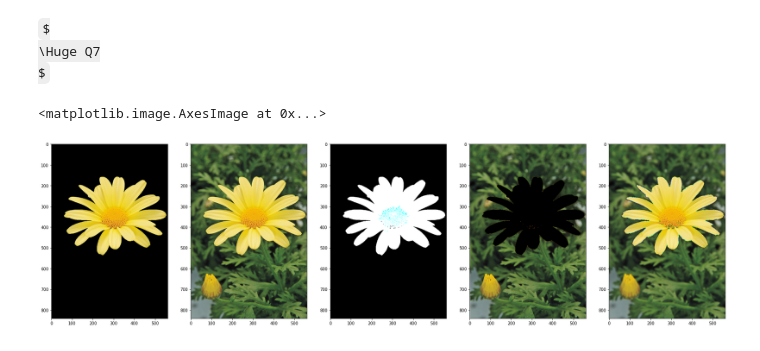
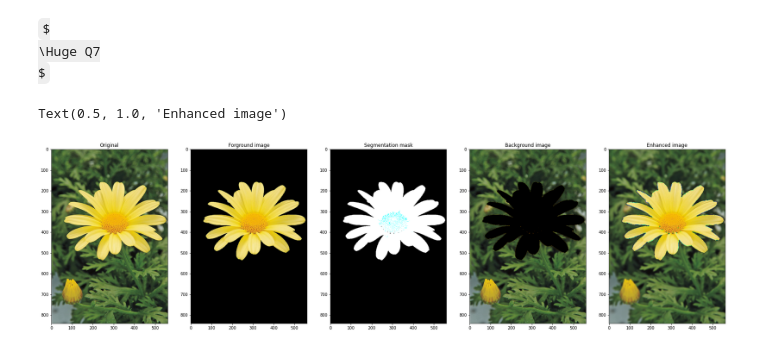
Before and after one commit to PrathapasingheSP99/Image-Processing, a Jupyter notebook: Assignment 1/Untitled.ipynb, the cells around one changed output. Cells and saved outputs as stored; diff of their text form; code cells hidden in the pictures; some formulas as TeX source.

```diff
--- a/Assignment 1/Untitled.ipynb
+++ b/Assignment 1/Untitled.ipynb
@@ -151,9 +178,8 @@ Text(0.5, 1.0, 'Zoomed Image')
 # %%
-im=cv.imread("einstein.png",cv.IMREAD_REDUCED_GRAYSCALE_2)
-gray = im
+Einstein_p1=cv.imread("einstein.png",cv.IMREAD_REDUCED_GRAYSCALE_2)
 
-grad_x = cv.Sobel(gray, cv.CV_64F, 1, 0, ksize=3)
-grad_y = cv.Sobel(gray, cv.CV_64F, 0, 1, ksize=3)
+grad_x = cv.Sobel(Einstein_p1, cv.CV_64F, 1, 0, ksize=3)
+grad_y = cv.Sobel(Einstein_p1, cv.CV_64F, 0, 1, ksize=3)
 
 abs_grad_x = cv.convertScaleAbs(grad_x)
 abs_grad_y = cv.convertScaleAbs(grad_y)
@@ -224,28 +260,39 @@ $
 # %%
 Sigma=20
 im=cv.imread("daisy.jpg")
 im1=im
+
 mask=np.zeros(im.shape[:2],np.uint8)
 background=np.zeros((1,65),np.float64)
 foreground=np.zeros((1,65),np.float64)
+
 rect=(40,150,600,450)
 cv.grabCut(im,mask,rect,background,foreground,10,cv.GC_INIT_WITH_RECT)
 mask2=np.where((mask==2)|(mask==0),0,1).astype('uint8')
+
 im = im * mask2[:, :, np.newaxis]
 Seg_mask=np.where(im>0,255,0).astype('uint8')
 neg_Seg_mask=im1-im
 blured=cv.GaussianBlur(neg_Seg_mask,(7,7),Sigma)+im
-#print(im[300][300:450])
+
 fig,ax=plt.subplots(1,5,figsize=(30,16))
-t00='Histogram of Original'
-t10='Histogram of equalized Image'
-t01='Original'
-t11='Equalized image'
-ax[0].imshow(cv.cvtColor(im,cv.COLOR_BGR2RGB))
-ax[1].imshow(cv.cvtColor(im1,cv.COLOR_BGR2RGB))
-ax[2].imshow(Seg_mask)#cv.cvtColor(Seg_mask)),cv.COLOR_BGR2RGB))
+ax[0].imshow(cv.cvtColor(im1,cv.COLOR_BGR2RGB))
+ax[1].imshow(cv.cvtColor(im,cv.COLOR_BGR2RGB))
+ax[2].imshow(Seg_mask)
 ax[3].imshow(cv.cvtColor(neg_Seg_mask,cv.COLOR_BGR2RGB),vmin=0,vmax=255)
 ax[4].imshow(cv.cvtColor(blured,cv.COLOR_BGR2RGB))
+
+t0='Original'
+t1='Forground image'
+t2='Segmentation mask'
+t3='Background image'
+t4='Enhanced image'
+
+ax[0].set_title(t0)
+ax[1].set_title(t1)
+ax[2].set_title(t2)
+ax[3].set_title(t3)
+ax[4].set_title(t4)
 # %% [output]
-<matplotlib.image.AxesImage at 0x...>
+Text(0.5, 1.0, 'Enhanced image')
-[figure, old version]
+[figure, new version]
```
Also changed, not shown: parts of 8 cells of this notebook.
